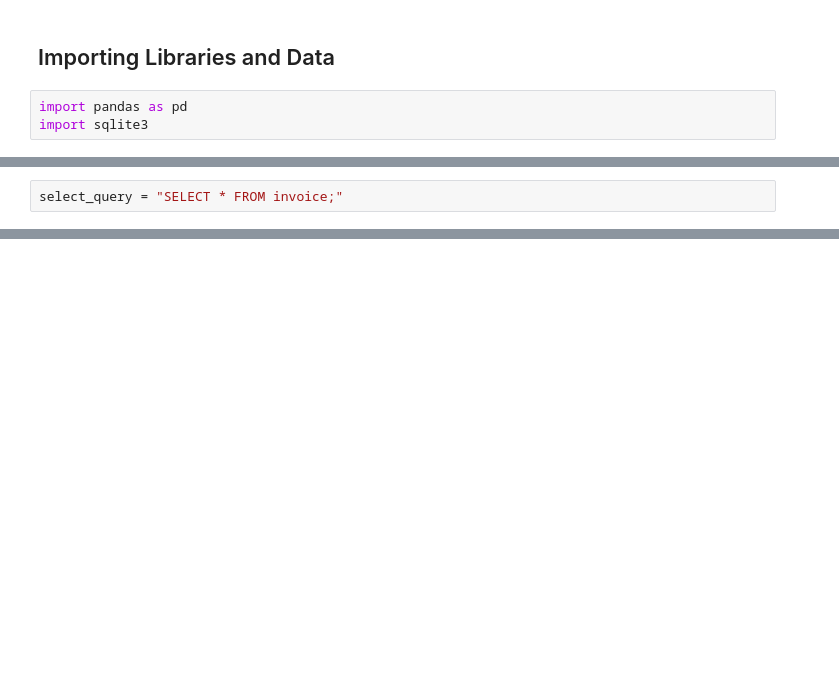
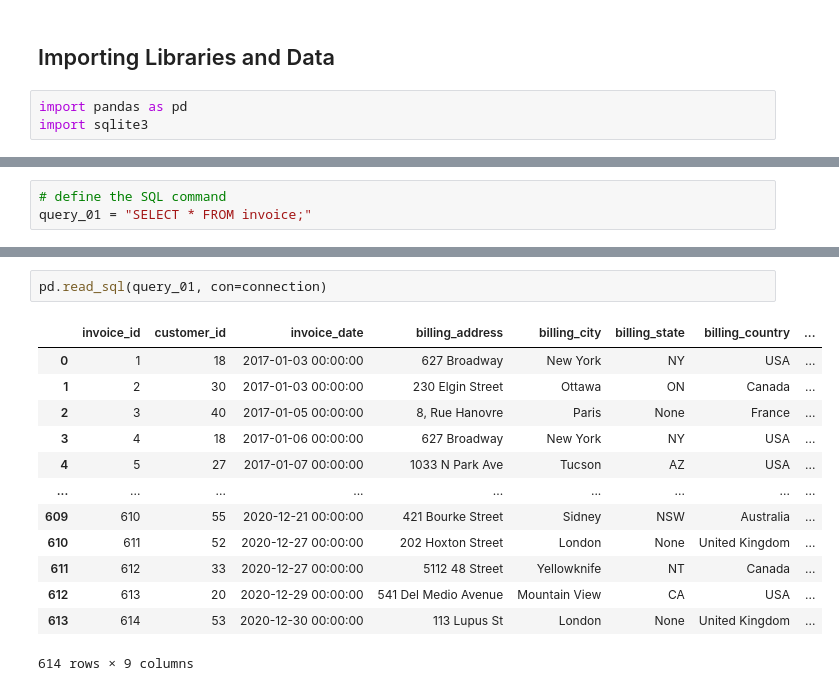
Before and after one commit to fedfioravanti/Business-Analytics-with-SQL-and-PowerBI, a Jupyter notebook: notebooks/Interacting-with-SQLite-using-Python.ipynb, the cells around one changed output, grey strips where cells are left out. Cells and saved outputs as stored; diff of their text form; blank space fills up the shorter version.

```diff
--- a/notebooks/Interacting-with-SQLite-using-Python.ipynb
+++ b/notebooks/Interacting-with-SQLite-using-Python.ipynb
@@ -24,2 +29,3 @@ cursor = connection.cursor()
 # %%
-select_query = "SELECT * FROM invoice;"
+# define the SQL command
+query_01 = "SELECT * FROM invoice;"
@@ -53,0 +99,16 @@ for invoice in all_invoice:
+# %%
+pd.read_sql(query_01, con=connection)
+# %% [output]
+|  | invoice_id | customer_id | invoice_date | billing_address | billing_city | billing_state | billing_country | ... |
+| 0 | 1 | 18 | 2017-01-03 00:00:00 | 627 Broadway | New York | NY | USA | ... |
+| 1 | 2 | 30 | 2017-01-03 00:00:00 | 230 Elgin Street | Ottawa | ON | Canada | ... |
+| 2 | 3 | 40 | 2017-01-05 00:00:00 | 8, Rue Hanovre | Paris | None | France | ... |
+| 3 | 4 | 18 | 2017-01-06 00:00:00 | 627 Broadway | New York | NY | USA | ... |
+| 4 | 5 | 27 | 2017-01-07 00:00:00 | 1033 N Park Ave | Tucson | AZ | USA | ... |
+| ... | ... | ... | ... | ... | ... | ... | ... | ... |
+| 609 | 610 | 55 | 2020-12-21 00:00:00 | 421 Bourke Street | Sidney | NSW | Australia | ... |
+| 610 | 611 | 52 | 2020-12-27 00:00:00 | 202 Hoxton Street | London | None | United Kingdom | ... |
+| 611 | 612 | 33 | 2020-12-27 00:00:00 | 5112 48 Street | Yellowknife | NT | Canada | ... |
+| 612 | 613 | 20 | 2020-12-29 00:00:00 | 541 Del Medio Avenue | Mountain View | CA | USA | ... |
+| 613 | 614 | 53 | 2020-12-30 00:00:00 | 113 Lupus St | London | None | United Kingdom | ... |
+614 rows × 9 columns
```
Also changed, not shown: parts of 12 cells of this notebook.
